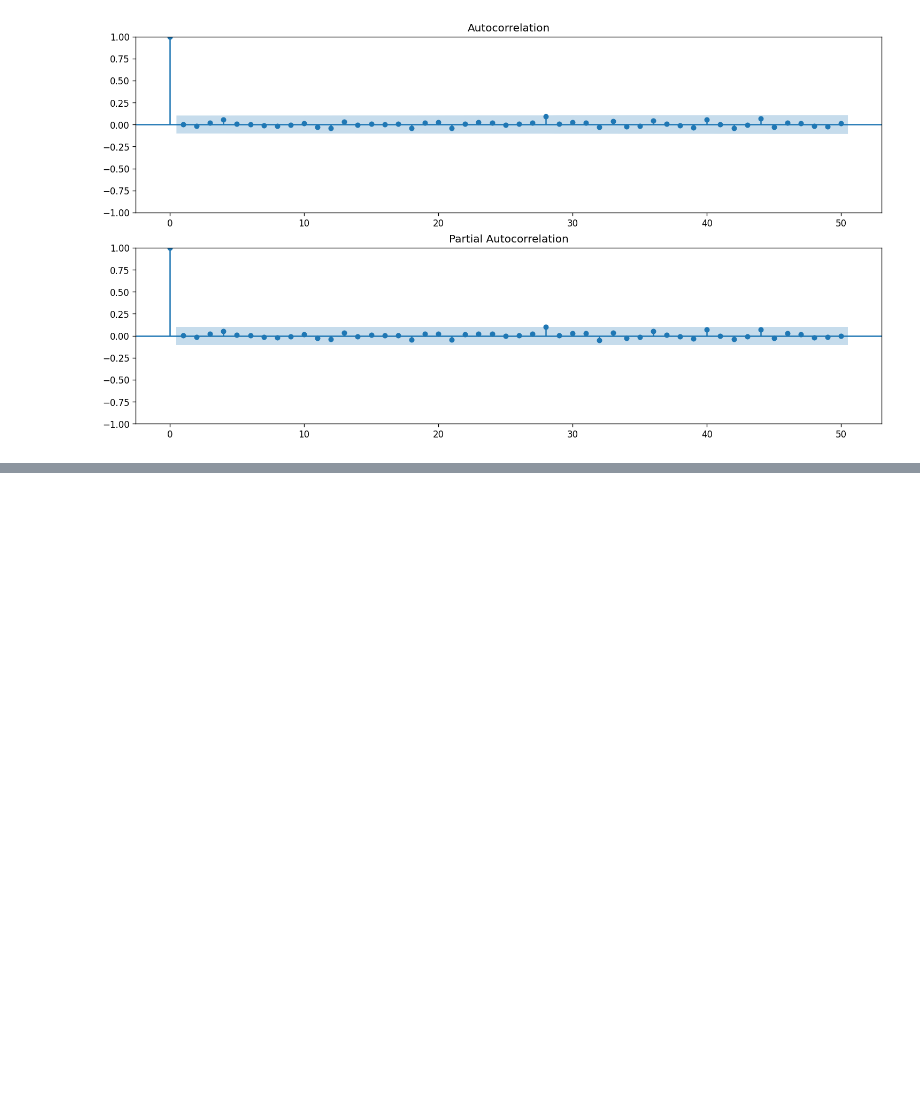
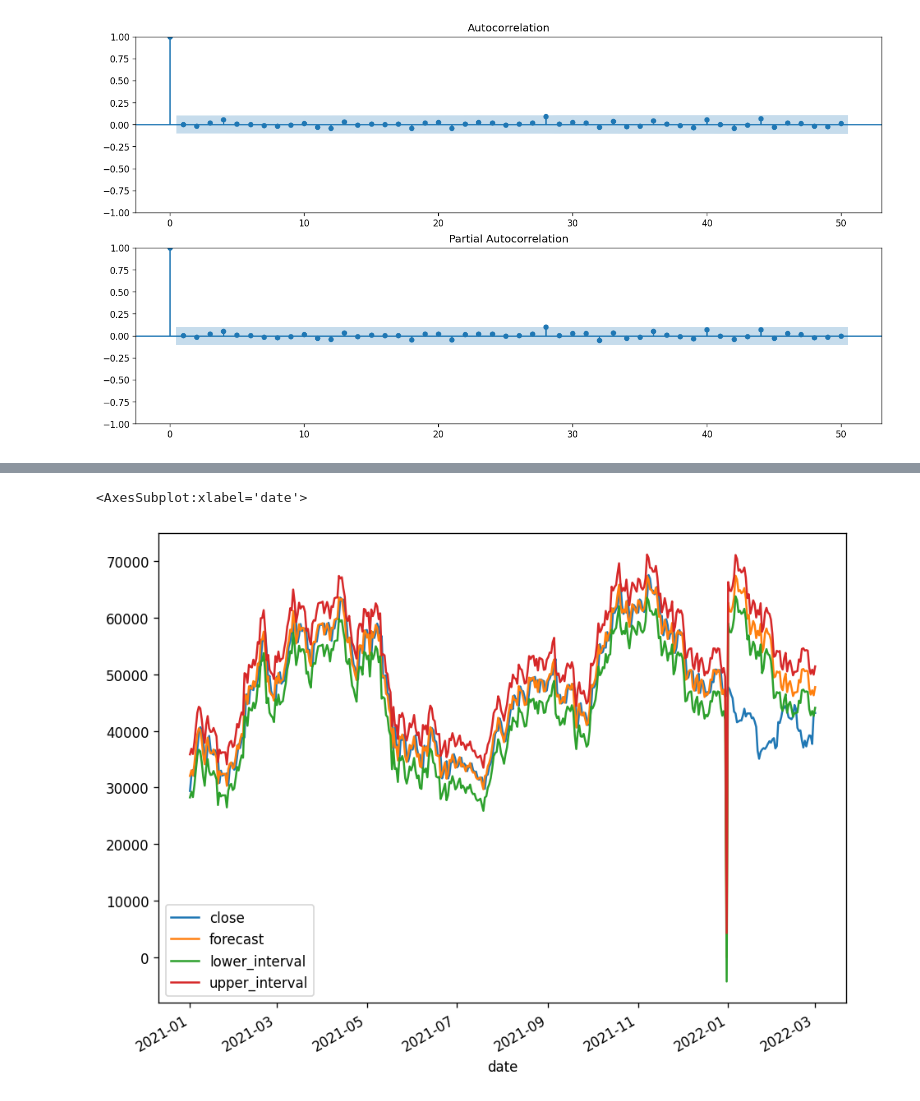
Before and after one commit to waheb-1988/Arima_model, a Jupyter notebook: models/arima_model_bictoin_price_daily.ipynb, the cells around one changed output, grey strips where cells are left out. Cells and saved outputs as stored; diff of their text form; code cells hidden in the pictures; blank space fills up the shorter version.

```diff
--- a/models/arima_model_bictoin_price_daily.ipynb
+++ b/models/arima_model_bictoin_price_daily.ipynb
@@ -425,0 +523,7 @@ plt.show()
+# %%
+final = pd.concat([result1,result])
+# %%
+final.plot()
+# %% [output]
+<AxesSubplot:xlabel='date'>
+[figure, added]
```
Also changed, not shown: parts of 9 cells of this notebook, 1 other file.
